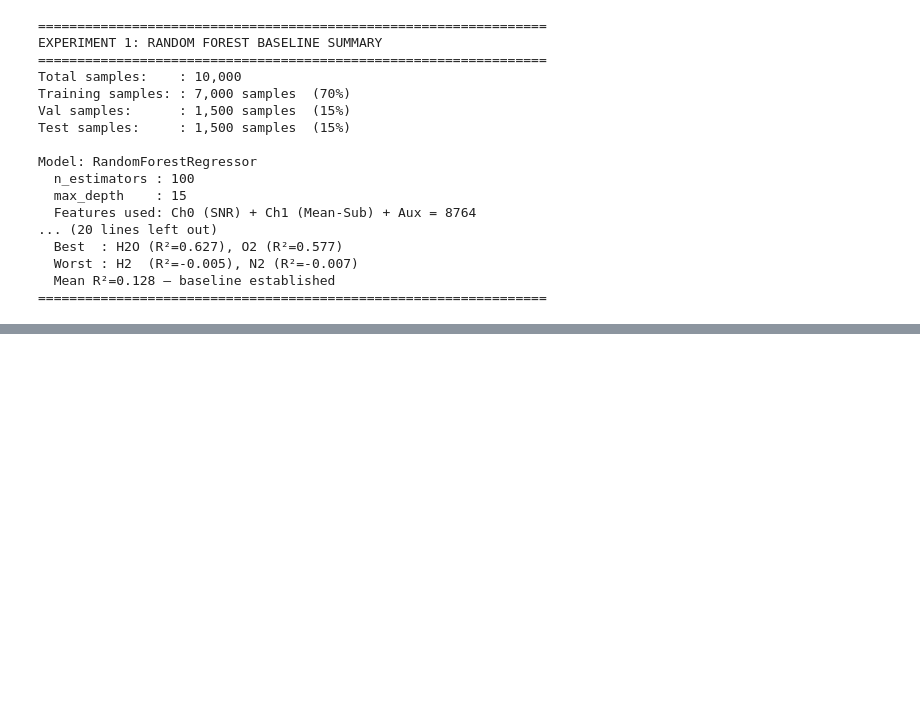
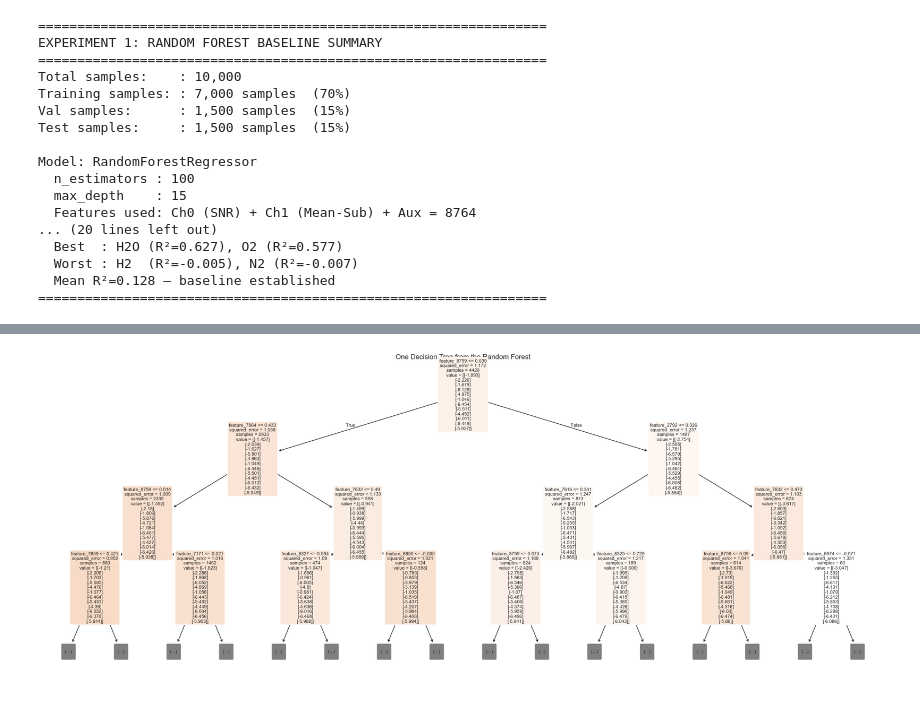
Before and after one commit to bshind87/inara-atmospheric-composition, a Jupyter notebook: notebooks/02_random_forest_baseline.ipynb, the cells around one changed output, grey strips where cells are left out. Saved outputs shown, nothing was run; the diff lists cells and outputs as text; code cells hidden in the pictures; blank space fills up the shorter version.

```diff
--- a/notebooks/02_random_forest_baseline.ipynb
+++ b/notebooks/02_random_forest_baseline.ipynb
@@ -327,0 +410,19 @@ Model: RandomForestRegressor
+# %%
+# Optional: visualize one tree from the forest
+# Note: keep max_depth small, otherwise the plot becomes a forest of confusion.
+
+tree = rf_model.estimators_[0]
+
+plt.figure(figsize=(26, 10))
+plot_tree(
+    tree,
+    max_depth=3,
+    filled=True,
+    rounded=True,
+    feature_names=feature_names,
+    fontsize=8
+)
+plt.title("One Decision Tree from the Random Forest")
+plt.show()
+# %% [output]
+[figure, added]
```
Also changed, not shown: parts of 7 cells of this notebook, 1 other file.
